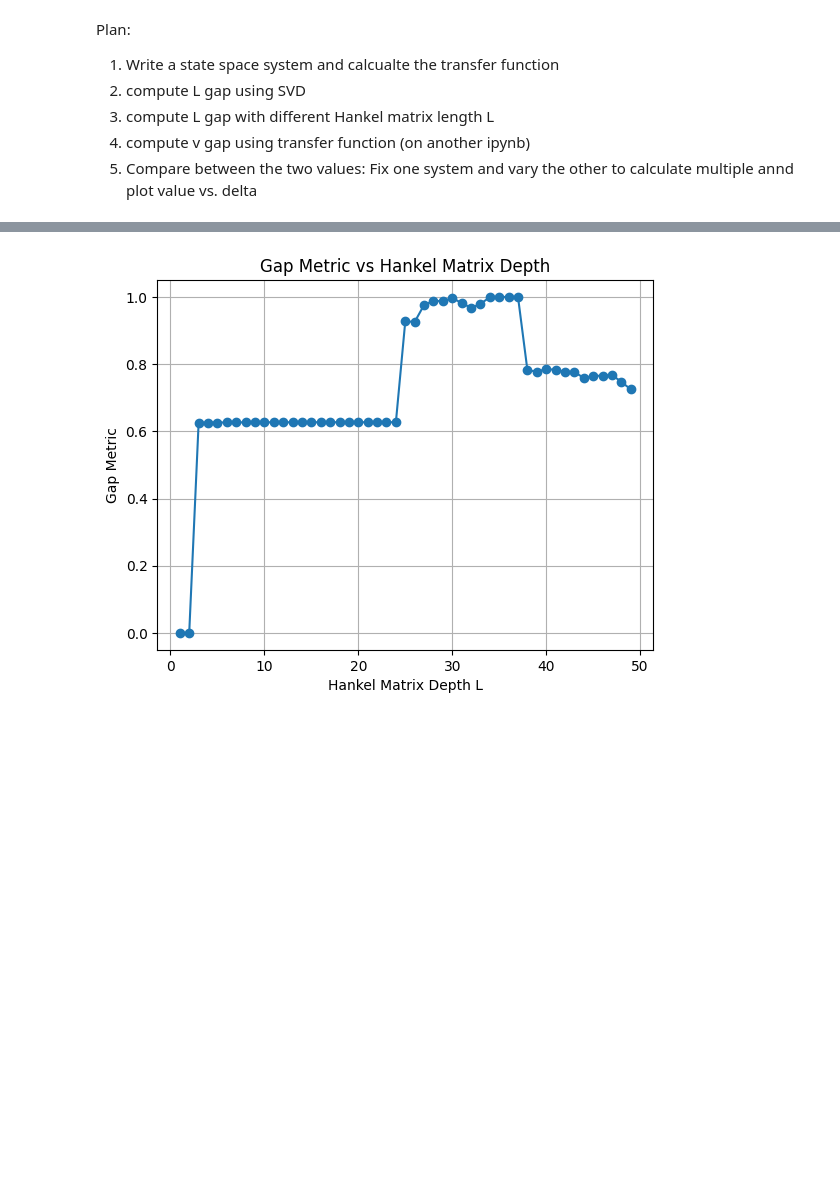
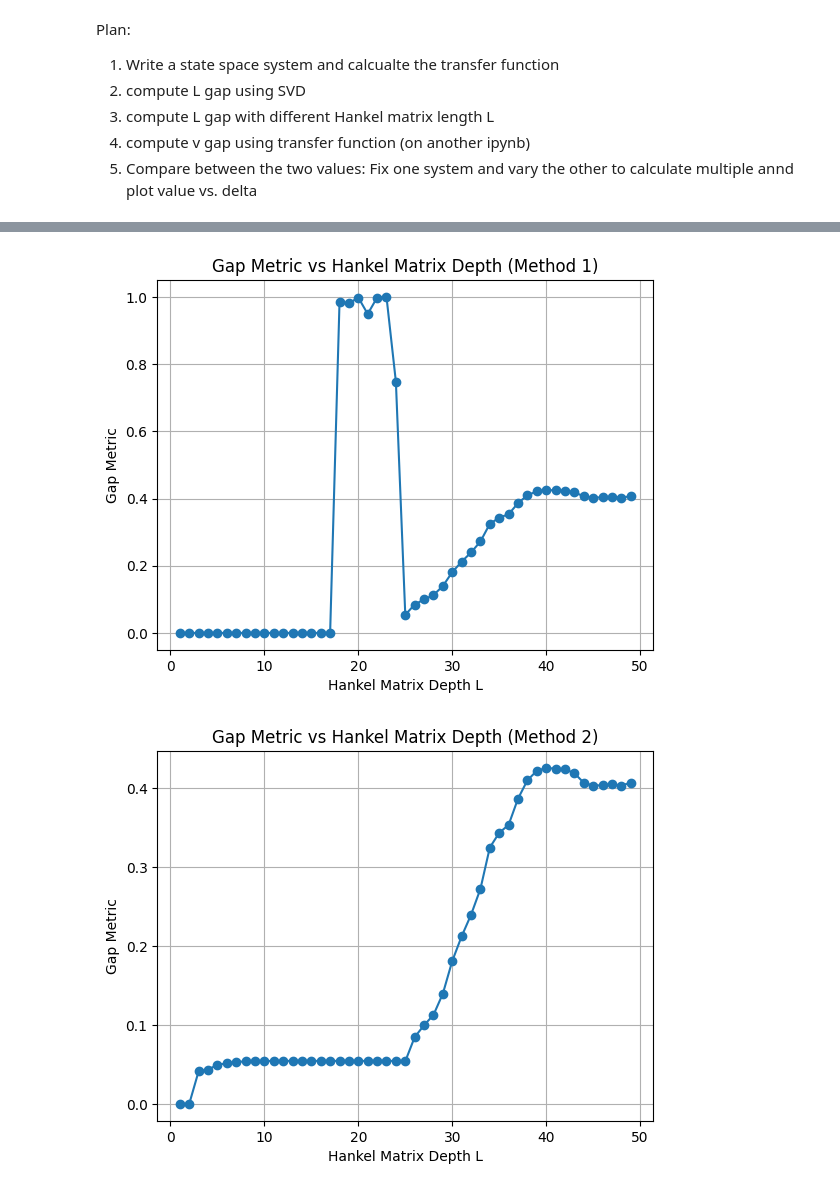
Before and after one commit to PeilinZhang/4YP, a Jupyter notebook: SVD.ipynb, the cells around one changed output, grey strips where cells are left out. Cells and saved outputs as stored; diff of their text form; code cells hidden in the pictures; blank space fills up the shorter version.

```diff
--- a/SVD.ipynb
+++ b/SVD.ipynb
@@ -286,19 +327,19 @@ T = 50
 u = persistently_exciting_input(T, m=1, std=1.0)
 
 #For test different systems
-A1, B1, C1, D1 = A10, B10, C10, D10
-A2, B2, C2, D2 = A20, B20, C20, D20
-# Simulate system 1
-x1, y1 = simulate_system(A1, B1, C1, D1, u)
-# Simulate system 2
-x2, y2 = simulate_system(A2, B2, C2, D2, u)
+# A1, B1, C1, D1 = A10, B10, C10, D10
+# A2, B2, C2, D2 = A20, B20, C20, D20
+# # Simulate system 1
+# x1, y1 = simulate_system(A1, B1, C1, D1, u)
+# # Simulate system 2
+# x2, y2 = simulate_system(A2, B2, C2, D2, u)
 
 #For test similar systems
-# A1, B1, C1, D1 = A10, B10, C10, D10
-# A2, B2, C2, D2 = A10, B10, C10, D10
-# A2[0,1] += A20[0,1]  #Give the system some difference
-# x1, y1 = simulate_system(A1, B1, C1, D1, u)
-# x2, y2 = simulate_system(A2, B2, C2, D2, u)
+A1, B1, C1, D1 = A10, B10, C10, D10
+A2, B2, C2, D2 = A10.copy(), B10.copy(), C10.copy(), D10.copy()
+A2[0,1] += A20[0,1]  #Give the system some difference
+x1, y1 = simulate_system(A1, B1, C1, D1, u)
+x2, y2 = simulate_system(A2, B2, C2, D2, u)
 
 # Build Hankel matrices
 L = 30  # depth
@@ -311,5 +352,5 @@ H_y1 = np.vstack([H_u, H_y1])
 H_y2 = np.vstack([H_u, H_y2])
 
 # print("Hankel matrix of inputs H_u:", H_u)
-# print("Hankel matrix of outputs H_y1:", H_y1)
-# print("Hankel matrix of outputs H_y2:", H_y2)
+print("Hankel matrix of outputs H_y1:", H_y1)
+print("Hankel matrix of outputs H_y2:", H_y2)
@@ -474,29 +484,41 @@ L-gap = 0.6278106015676019
 # %%
 #3.1
 #build Hankel matrices with different depth L and compute gap
 Ls = range(1, 50)
 # print(list(Ls))
 gap_values = []
+gap_values2 = []
 for L in Ls:
     H_ui = hankel_matrix(u, L)
     H_y1i = hankel_matrix(y1, L)
     H_y2i = hankel_matrix(y2, L)
     #stacked Hankels
     H_y1i2 = np.vstack([H_ui, H_y1i])
     H_y2i2 = np.vstack([H_ui, H_y2i])
-    gap_value = Lgap_metric2(H_y1i2, H_y2i2, m, n, L)
+    gap_value, _ = Lgap_metric(H_y1i2, H_y2i2)
+    gap_value2, _, _, _ = Lgap_metric2(H_y1i2, H_y2i2, m, n, L, use_alt_formula=False)
     gap_values.append(gap_value)
+    gap_values2.append(gap_value2)
 
 #plotting gap vs L
 plt.figure()
 plt.plot(Ls, gap_values, marker='o')
 plt.xlabel('Hankel Matrix Depth L')
 plt.ylabel('Gap Metric')
-plt.title('Gap Metric vs Hankel Matrix Depth')
+plt.title('Gap Metric vs Hankel Matrix Depth (Method 1)')
 plt.grid()
 plt.show()
+#second plot
+plt.figure()
+plt.plot(Ls, gap_values2, marker='o')
+plt.xlabel('Hankel Matrix Depth L')
+plt.ylabel('Gap Metric')
+plt.title('Gap Metric vs Hankel Matrix Depth (Method 2)')
+plt.grid()
+plt.show()
 # %% [output]
-[figure, old version]
+[figure, new version]
+[figure, added]
 # %%
 #2.5 test whether the same controller can be used for both systems
 #LQR controller
```
Also changed, not shown: parts of 8 cells of this notebook, 3 other files.
